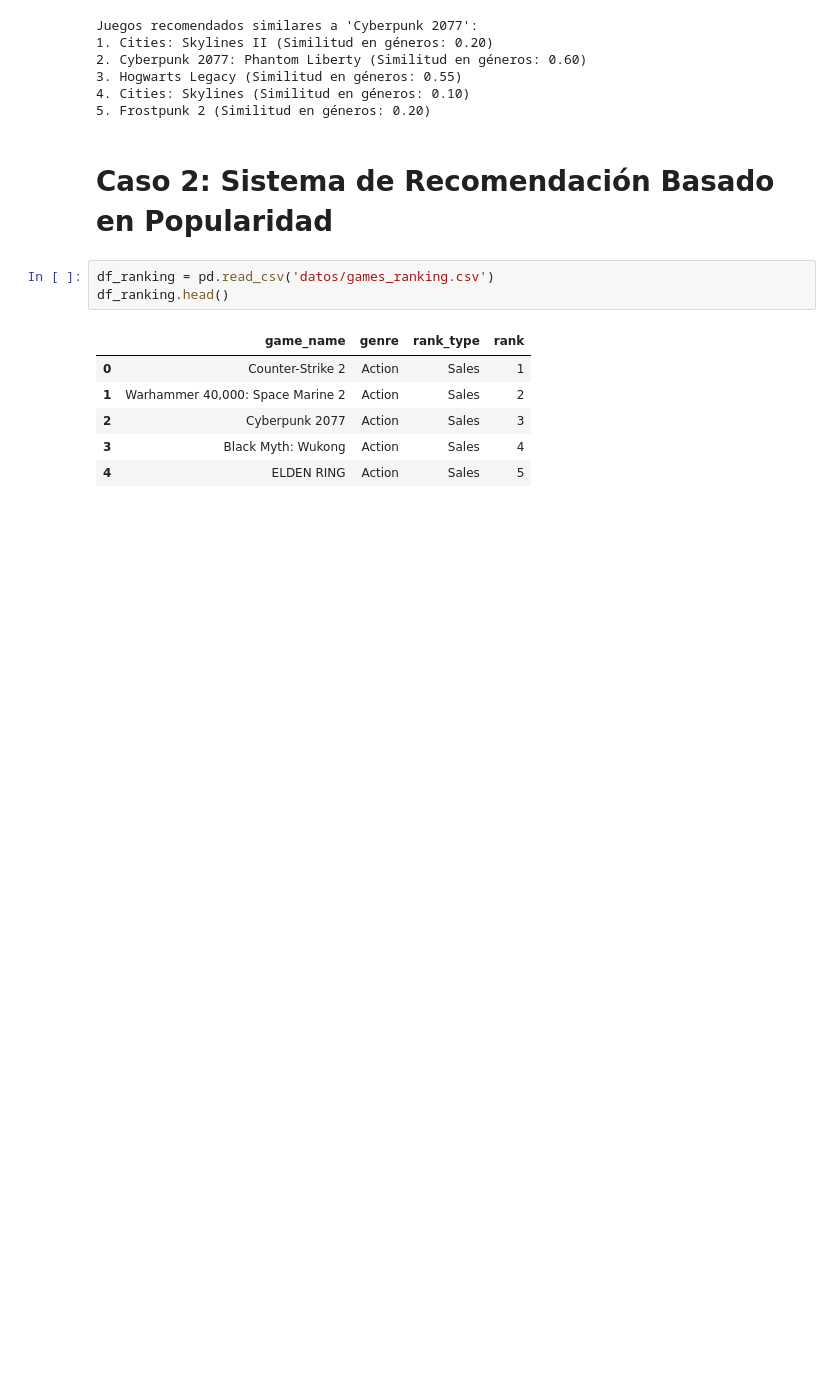
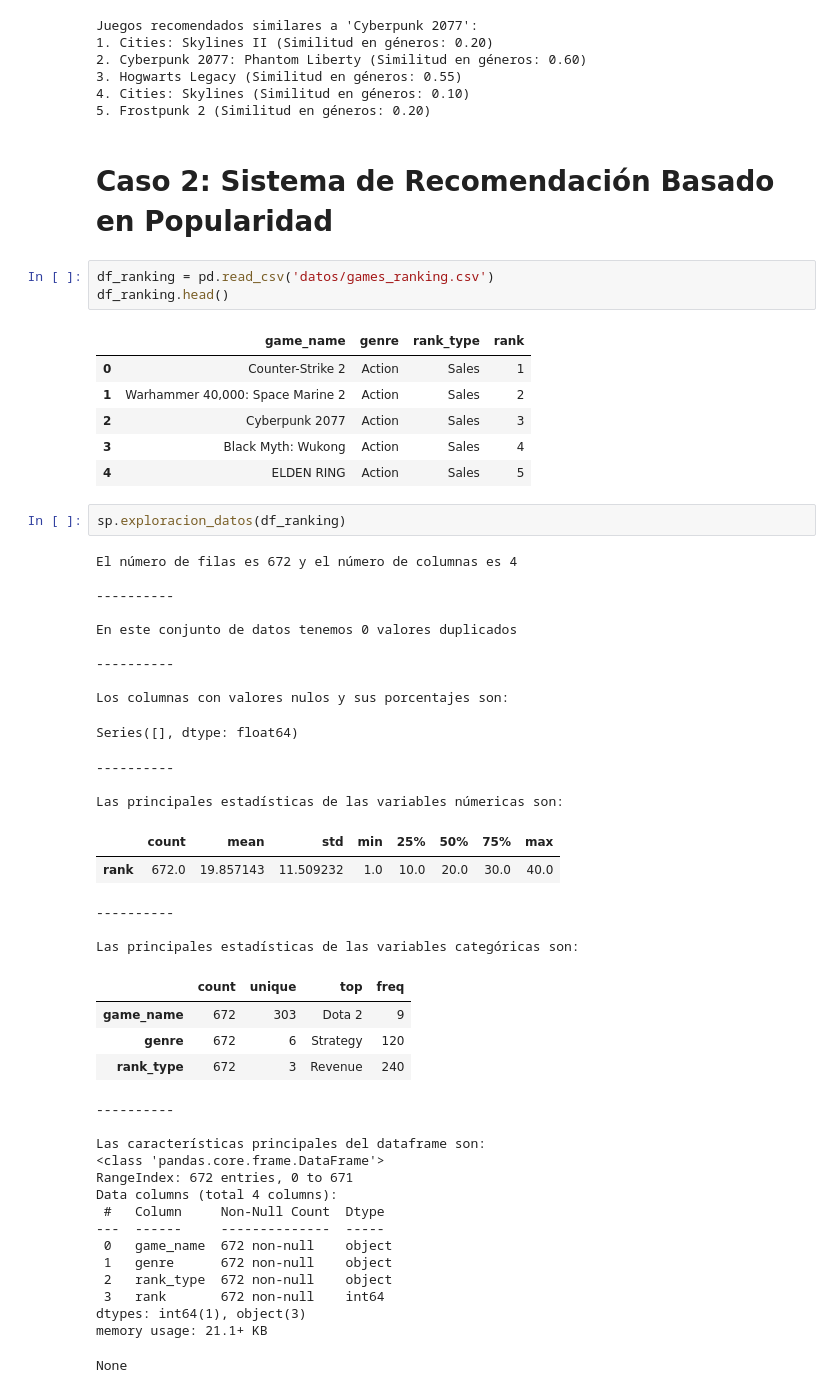
Before and after one commit to Rcm89/laboratorio-modulo09-leccion05-sistemas-recomendacion, a Jupyter notebook: modulo09-leccion05-sistemas-recomendacion-LABORATORIO.ipynb, the cells around one changed output. Cells and saved outputs as stored; diff of their text form; blank space fills up the shorter version.

```diff
--- a/modulo09-leccion05-sistemas-recomendacion-LABORATORIO.ipynb
+++ b/modulo09-leccion05-sistemas-recomendacion-LABORATORIO.ipynb
@@ -318,3 +318,43 @@ df_ranking.head()
 | 2 | Cyberpunk 2077 | Action | Sales | 3 |
 | 3 | Black Myth: Wukong | Action | Sales | 4 |
 | 4 | ELDEN RING | Action | Sales | 5 |
+# %%
+sp.exploracion_datos(df_ranking)
+# %% [output]
+El número de filas es 672 y el número de columnas es 4
+
+----------
+
+En este conjunto de datos tenemos 0 valores duplicados
+
+----------
+
+Los columnas con valores nulos y sus porcentajes son:
+Series([], dtype: float64)
+----------
+
+Las principales estadísticas de las variables númericas son:
+|  | count | mean | std | min | 25% | 50% | 75% | max |
+| rank | 672.0 | 19.857143 | 11.509232 | 1.0 | 10.0 | 20.0 | 30.0 | 40.0 |
+----------
+
+Las principales estadísticas de las variables categóricas son:
+|  | count | unique | top | freq |
+| game_name | 672 | 303 | Dota 2 | 9 |
+| genre | 672 | 6 | Strategy | 120 |
+| rank_type | 672 | 3 | Revenue | 240 |
+----------
+
+Las características principales del dataframe son:
+<class 'pandas.core.frame.DataFrame'>
+RangeIndex: 672 entries, 0 to 671
+Data columns (total 4 columns):
+ #   Column     Non-Null Count  Dtype
+---  ------     --------------  -----
+ 0   game_name  672 non-null    object
+ 1   genre      672 non-null    object
+ 2   rank_type  672 non-null    object
+ 3   rank       672 non-null    int64
+dtypes: int64(1), object(3)
+memory usage: 21.1+ KB
+None
```
Also changed, not shown: parts of 2 cells of this notebook.
